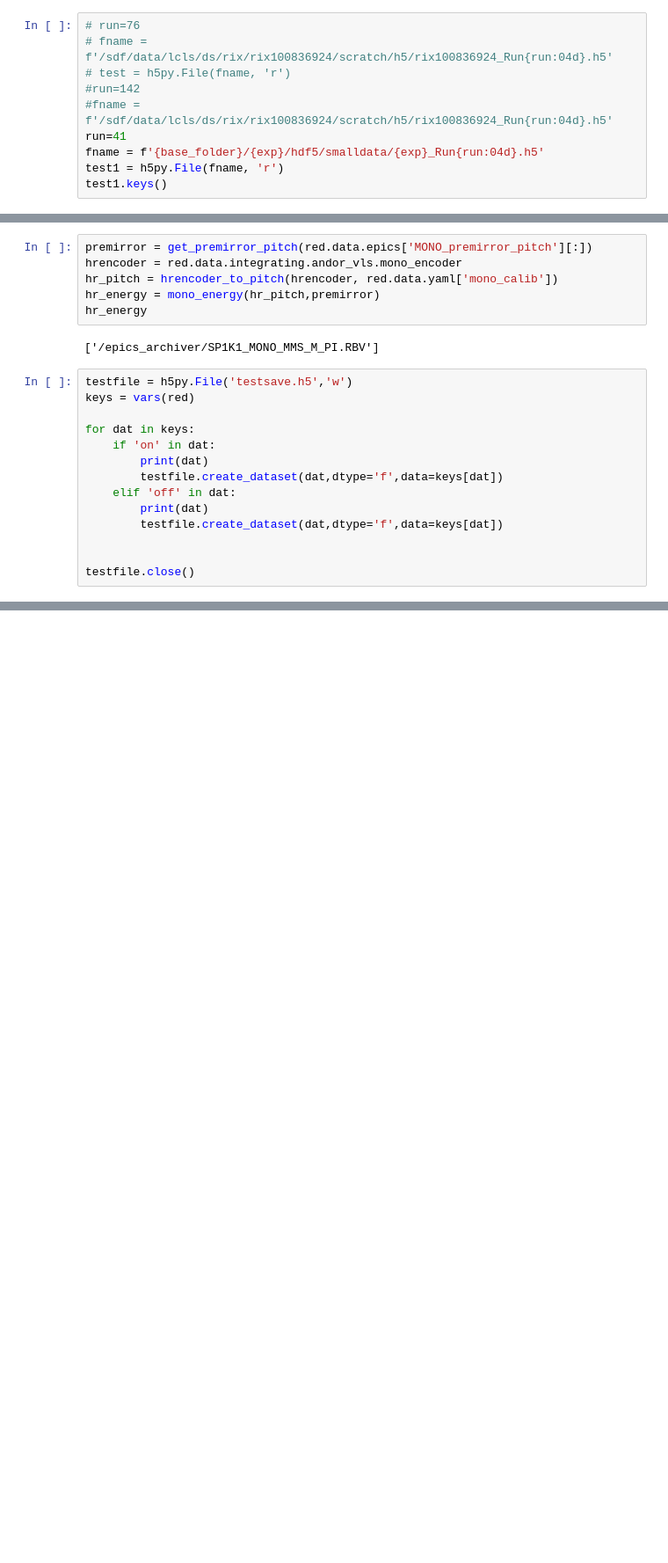
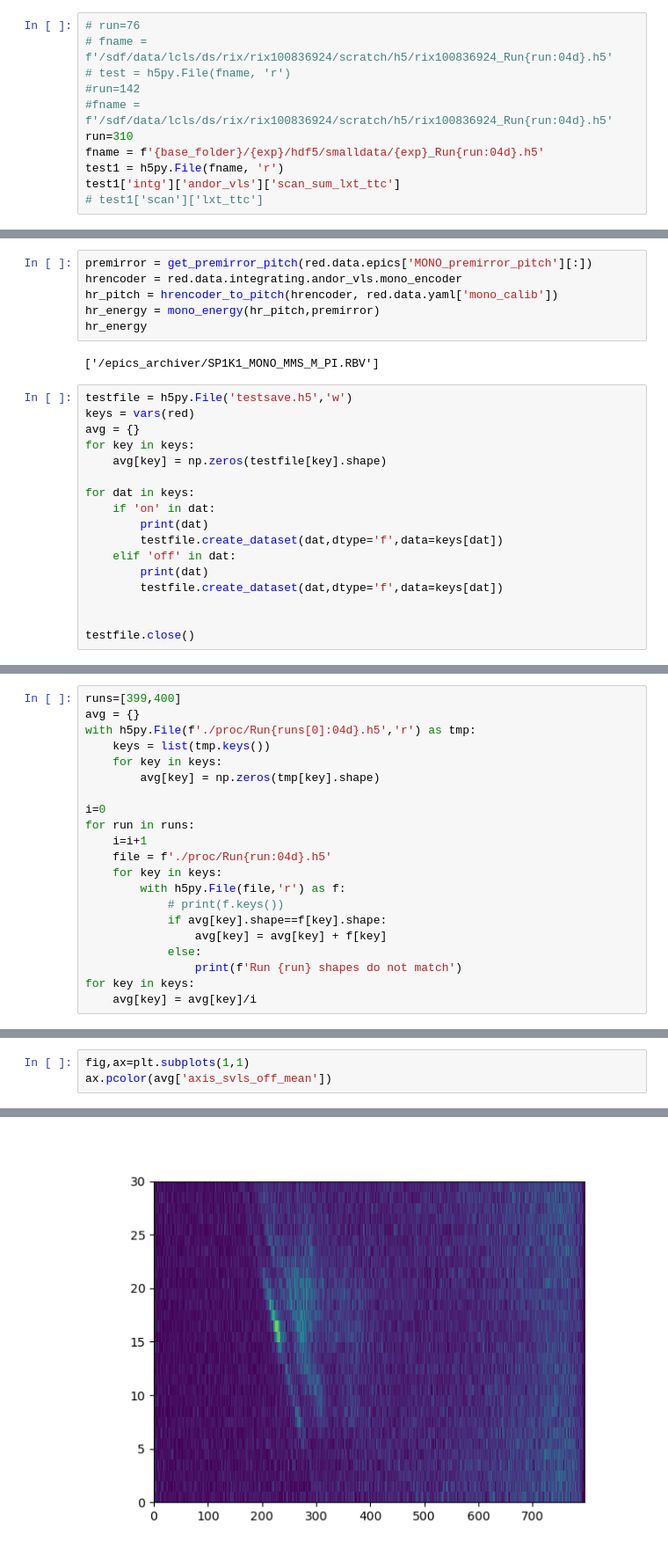
Before and after one commit to AmkeNimm/DataAcceleratorChemRIXS, a Jupyter notebook: jupyter_notebook/test.ipynb, the cells around one changed output, grey strips where cells are left out. Shown at 88% size. Drawn from its saved outputs; the diff is of its cells as text; blank space fills up the shorter version.

```diff
--- a/jupyter_notebook/test.ipynb
+++ b/jupyter_notebook/test.ipynb
@@ -139,8 +135,9 @@ fim_sum_all = np.nansum(np.abs(fim_proc[:,:,fim_roi[0]:fim_roi[1]]),axis = 2)
 # test = h5py.File(fname, 'r')
 #run=142
 #fname = f'/sdf/data/lcls/ds/rix/rix100836924/scratch/h5/rix100836924_Run{run:04d}.h5'
-run=41
+run=310
 fname = f'{base_folder}/{exp}/hdf5/smalldata/{exp}_Run{run:04d}.h5'
 test1 = h5py.File(fname, 'r')
-test1.keys()
+test1['intg']['andor_vls']['scan_sum_lxt_ttc']
+# test1['scan']['lxt_ttc']
 # %% [output]
@@ -156,6 +153,9 @@ hr_energy
 # %%
 testfile = h5py.File('testsave.h5','w')
 keys = vars(red)
+avg = {}
+for key in keys:
+    avg[key] = np.zeros(testfile[key].shape)
 
 for dat in keys:
     if 'on' in dat:
@@ -194,0 +172,21 @@ red.data.runinfo
+# %%
+runs=[399,400]
+avg = {}
+with h5py.File(f'./proc/Run{runs[0]:04d}.h5','r') as tmp:
+    keys = list(tmp.keys())
+    for key in keys:
+        avg[key] = np.zeros(tmp[key].shape)
+
+i=0
+for run in runs:
+    i=i+1
+    file = f'./proc/Run{run:04d}.h5'
+    for key in keys:
+        with h5py.File(file,'r') as f:
+            # print(f.keys())
+            if avg[key].shape==f[key].shape:
+                avg[key] = avg[key] + f[key]
+            else:
+                print(f'Run {run} shapes do not match')
+for key in keys:
+    avg[key] = avg[key]/i
@@ -194,0 +204,4 @@ red.data.runinfo
+# %%
+fig,ax=plt.subplots(1,1)
+ax.pcolor(avg['axis_svls_off_mean'])
+# %% [output]
@@ -194,0 +209 @@ red.data.runinfo
+[figure, added]
```
Also changed, not shown: parts of 16 cells of this notebook, 4 other files.
